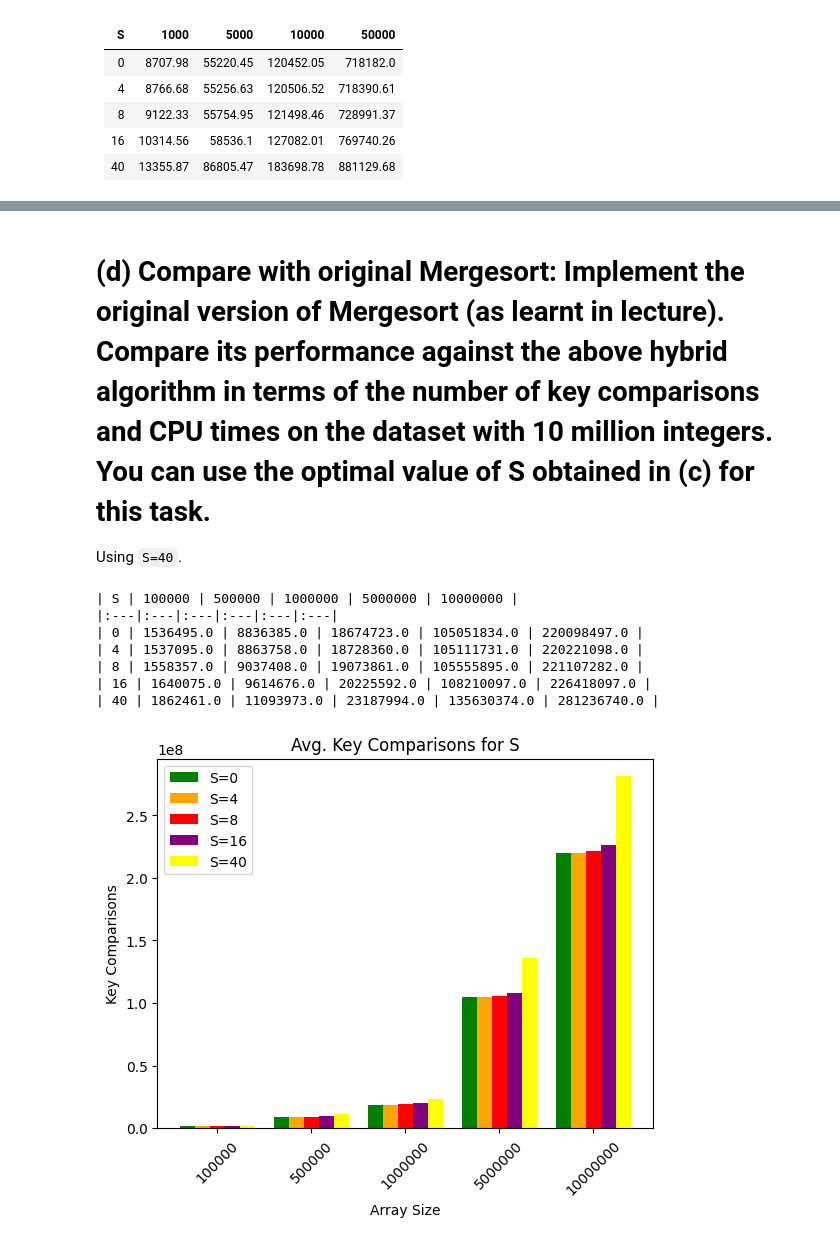
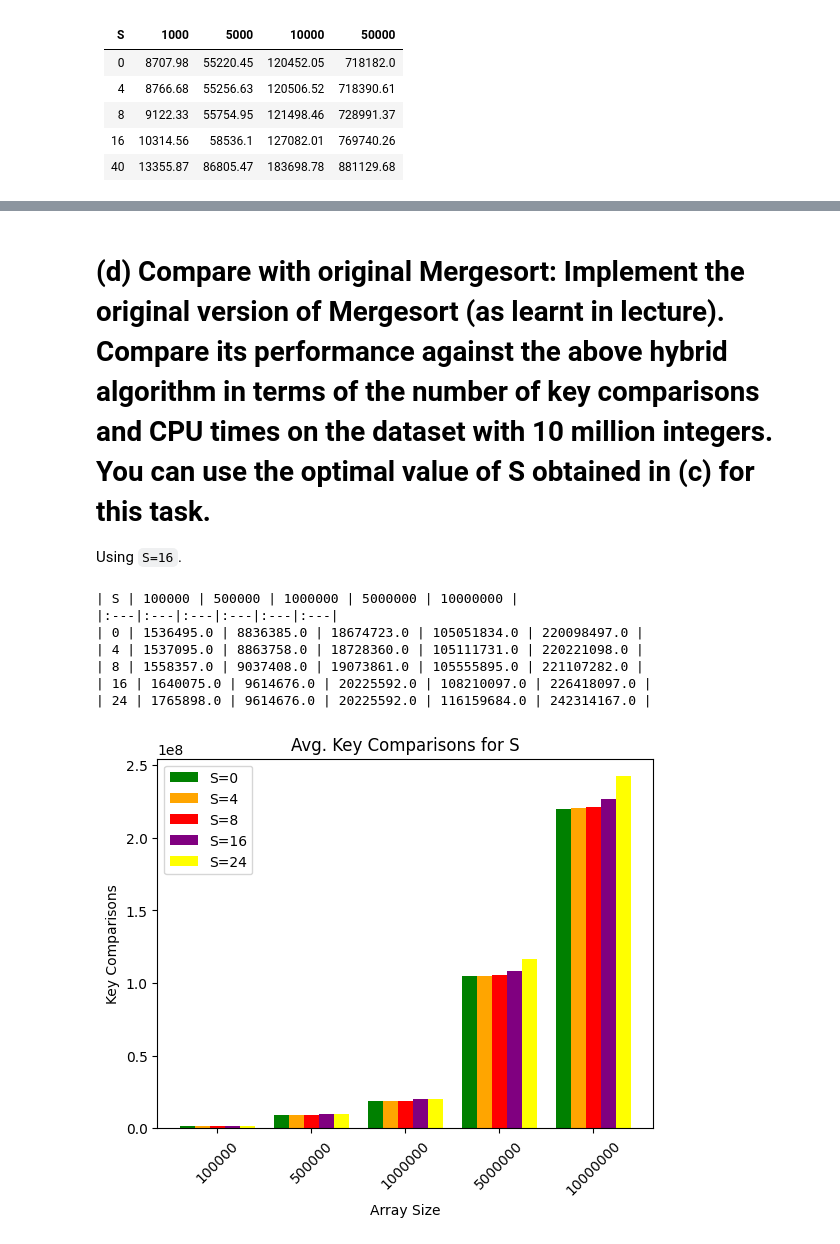
Before and after one commit to Acrylic125/sc2001-lab, a Jupyter notebook: lab1/sorting.ipynb, the cells around one changed output, grey strips where cells are left out. Cells and saved outputs as stored; diff of their text form; code cells hidden in the pictures.

```diff
--- a/lab1/sorting.ipynb
+++ b/lab1/sorting.ipynb
@@ -418,23 +379,19 @@ confirmation_tests_1 = init_test([
     (4, "orange"),
     (8, "red"),
     (16, "purple"),
-    (40, "yellow"),
+    (24, "yellow"),
+    (32, "cyan"),
+    (40, "magenta"),
+    (64, "pink"),
 ])
 
-threads = []
 for i, test in enumerate(confirmation_tests_1):
-    # Use back dataset 1
-    thread = threading.Thread(target=run_test, args=(test, dataset_1,))
-    thread.start()
-    threads.append(thread)
-
-for thread in threads:
-    thread.join()
+    run_test(test, dataset_1)
 # %%
 categories = [f"{d["size"]}" for d in dataset_1]
 
 x = np.arange(len(categories))
-width = 0.8 / len(tests)
+width = 0.8 / len(confirmation_tests_1)
 
 print(f"| S | {" | ".join(categories)} |")
 print(f"|:---|{':---|' * len(categories)}")
@@ -472,7 +432,7 @@ plt.show()
 categories = [f"{d["size"]}" for d in dataset_1]
 
 x = np.arange(len(categories))
-width = 0.8 / len(tests)
+width = 0.8 / len(confirmation_tests_1)
 
 print(f"| S | {" | ".join(categories)} |")
 print(f"|:---|{':---|' * len(categories)}")
@@ -509,55 +475,49 @@ plt.show()
 # %% [markdown]
 # (d) Compare with original Mergesort: Implement the original version of Mergesort (as learnt in lecture). Compare its performance against the above hybrid algorithm in terms of the number of key comparisons and CPU times on the dataset with 10 million integers. You can use the optimal value of S obtained in (c) for this task.
 
-Using `S=40`.
+Using `S=16`.
 # %%
 confirmation_tests_2 = init_test([
     (0, "green"), # From here onwards, green will be normal merge sort.
     (4, "orange"),
     (8, "red"),
     (16, "purple"),
-    (40, "yellow"),
+    (24, "yellow"),
 ])
 
-threads = []
 for i, test in enumerate(confirmation_tests_2):
     # Use back dataset 2
-    thread = threading.Thread(target=run_test, args=(test, dataset_2,))
-    thread.start()
-    threads.append(thread)
-
-for thread in threads:
-    thread.join()
+    run_test(test, dataset_2)
 # %%
 categories = [f"{d["size"]}" for d in dataset_2]
 
 x = np.arange(len(categories))
-width = 0.8 / len(tests)
+width = 0.8 / len(confirmation_tests_2)
 
 print(f"| S | {" | ".join(categories)} |")
 print(f"|:---|{':---|' * len(categories)}")
 for i, test in enumerate(confirmation_tests_2):
     offset = (i - (len(confirmation_tests_2) - 1) / 2) * width
     plt.bar(x + offset, test['comparisons'], width, label=f'S={test["S"]}', color=test['color'])
     comparisons_str = [str(comp) for comp in test['comparisons']]
     print(f"| {test['S']} | {' | '.join(comparisons_str)} |")
 
 plt.xlabel('Array Size')
 plt.ylabel('Key Comparisons')
 plt.title('Avg. Key Comparisons for S')
 plt.xticks(x, categories)
 plt.xticks(rotation=45)
 plt.legend()
 plt.show()
 # %% [output]
 | S | 100000 | 500000 | 1000000 | 5000000 | 10000000 |
 |:---|:---|:---|:---|:---|:---|
 | 0 | 1536495.0 | 8836385.0 | 18674723.0 | 105051834.0 | 220098497.0 |
 | 4 | 1537095.0 | 8863758.0 | 18728360.0 | 105111731.0 | 220221098.0 |
 | 8 | 1558357.0 | 9037408.0 | 19073861.0 | 105555895.0 | 221107282.0 |
 | 16 | 1640075.0 | 9614676.0 | 20225592.0 | 108210097.0 | 226418097.0 |
-| 40 | 1862461.0 | 11093973.0 | 23187994.0 | 135630374.0 | 281236740.0 |
+| 24 | 1765898.0 | 9614676.0 | 20225592.0 | 116159684.0 | 242314167.0 |
-[figure, old version]
+[figure, new version]
 # %%
 categories = [f"{d["size"]}" for d in dataset_2]
 
```
Also changed, not shown: parts of 11 cells of this notebook.
